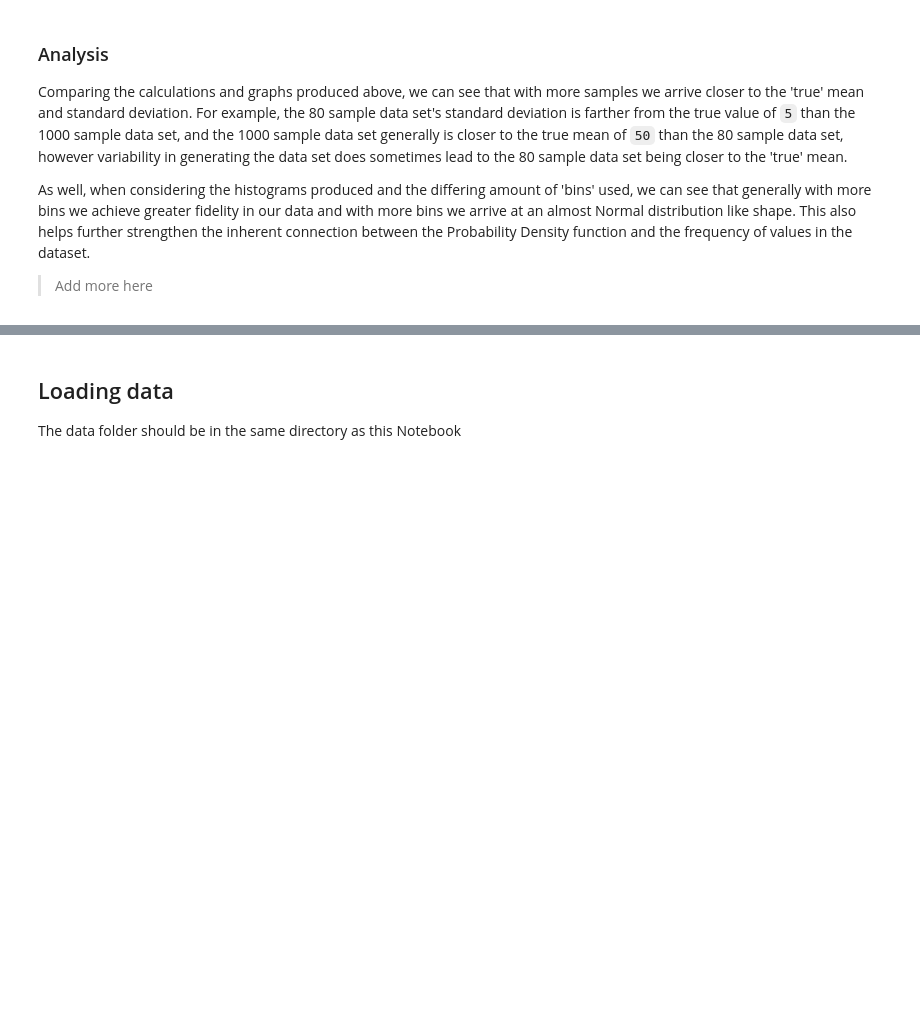
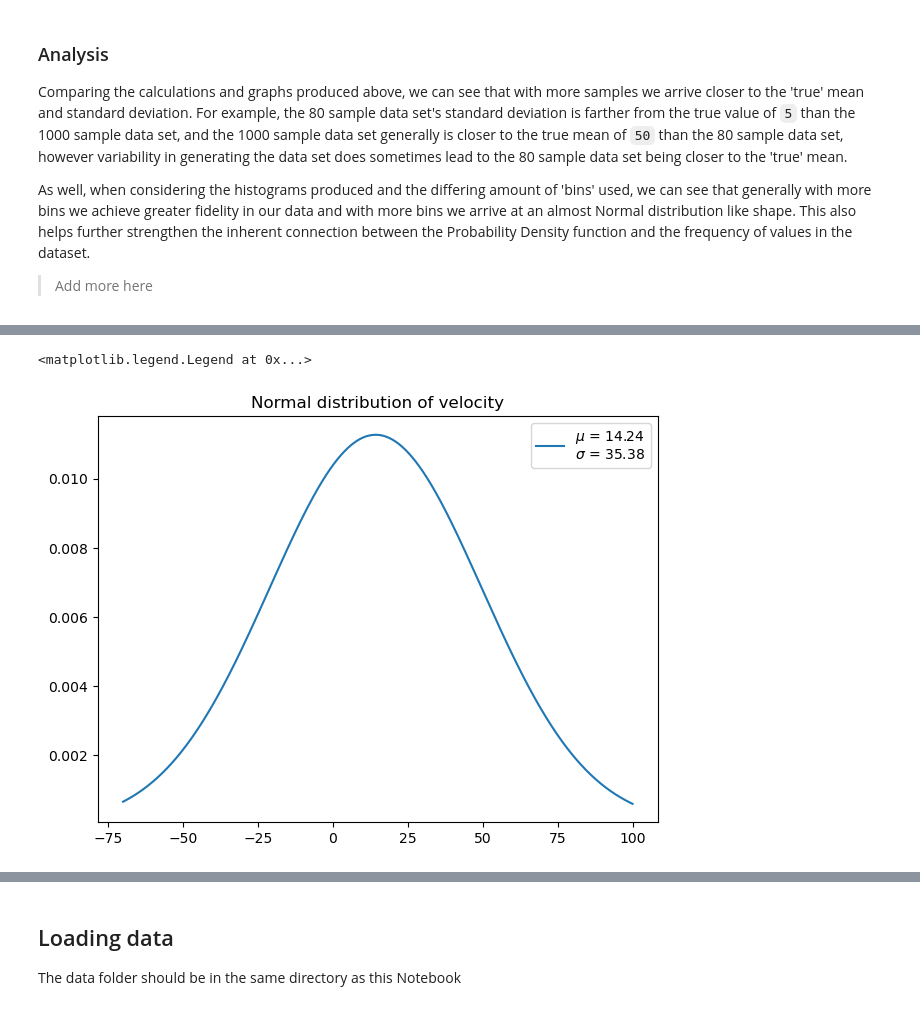
Before and after one commit to RianOpperman/ENCM509, a Jupyter notebook: lab2/Lab02_2024W.ipynb, the cells around one changed output, grey strips where cells are left out. Cells and saved outputs as stored; diff of their text form; code cells hidden in the pictures; blank space fills up the shorter version.

```diff
--- a/lab2/Lab02_2024W.ipynb
+++ b/lab2/Lab02_2024W.ipynb
@@ -117,0 +191,9 @@ As well, when considering the histograms produced and the differing amount of 'b
+# %%
+x = np.arange(-70, 100, 0.1)
+
+plt.plot(x, norm.pdf(x, v_mu, v_std))
+plt.title("Normal distribution of velocity")
+plt.legend([f"$\\mu$ = {v_mu:.2f}\n$\\sigma$ = {v_std:.2f}"])
+# %% [output]
+<matplotlib.legend.Legend at 0x...>
+[figure, added]
```
Also changed, not shown: parts of 12 cells of this notebook.
